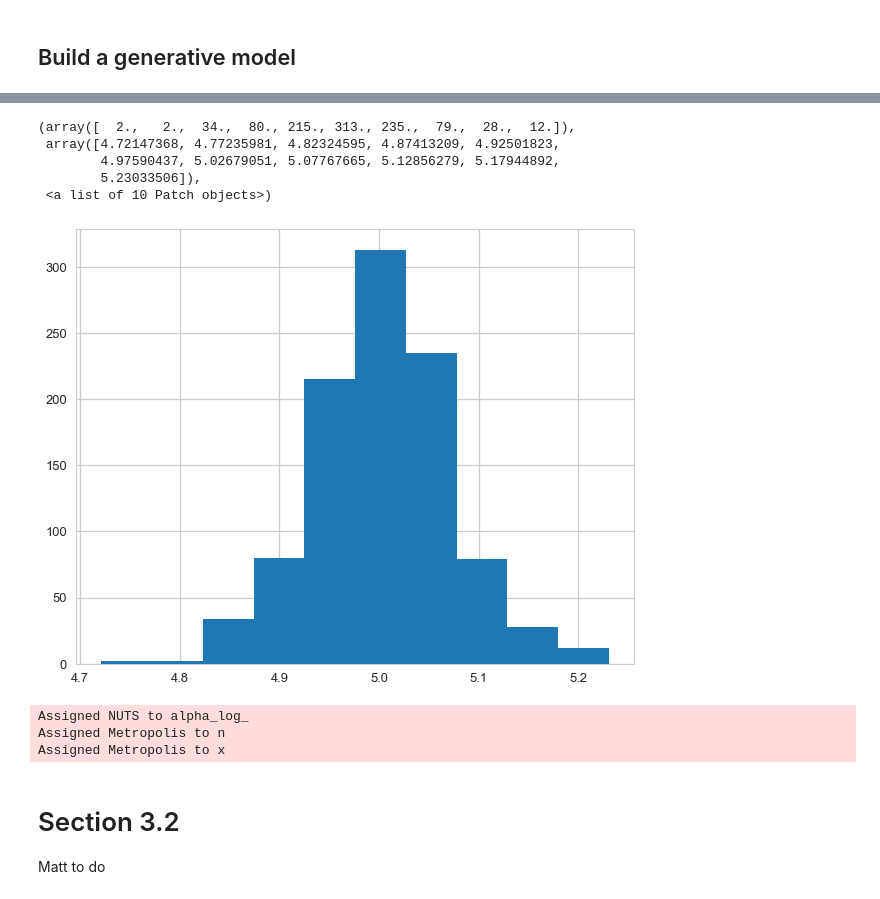
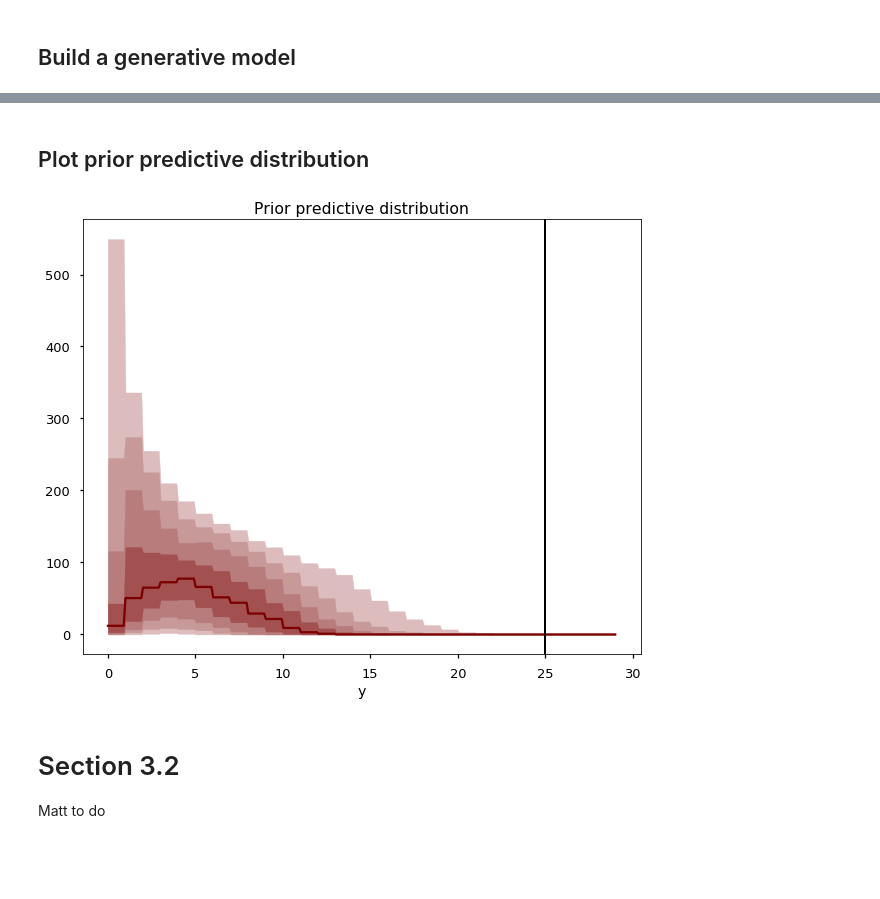
Before and after one commit to lstmemery/principled-bayesian-workflow-pymc3, a Jupyter notebook: PyMC3 Example.ipynb, the cells around one changed output, grey strips where cells are left out. Saved outputs shown, nothing was run; the diff lists cells and outputs as text; code cells hidden in the pictures; blank space fills up the shorter version.

```diff
--- a/PyMC3 Example.ipynb
+++ b/PyMC3 Example.ipynb
@@ -50,12 +55,13 @@ plt.fill_between(lbda99,0.,y2=stats.norm(loc=0,scale=6.44787).pdf(lbda99),color=
 # %%
-#NOT WORKING
-generative_model = pm.Model()
+#WORKING
+
+model = pm.Model()
 N = 1000
-R = 1000
-with generative_model:
+R = 500
+with model:
     lbda = pm.HalfNormal("lbda",sd=6.44787)
 
-    y = pm.Poisson("y",mu=lbda,observed=None,shape=(1,N))
+    y = pm.Poisson("y",mu=lbda,shape=(N,),observed=None)
 # %%
 with generative_model:
-    trace = pm.sample(R,init='map')#,step=pm.Metropolis(),init='map')
+    trace = pm.sample_prior_predictive(samples=R)
@@ -69,3 +68,3 @@ trace['y'].shape
 # %%
-simu_lbdas = np.squeeze(trace['lbda'])
-simu_ys = np.squeeze(trace['y'])
+simu_lbdas = trace['lbda']
+simu_ys = trace['y']
@@ -91,22 +71,24 @@ plt.hist(trace['y'].flatten())
-# %%
-plt.hist(trace['lbda'].flatten())
-# %% [output]
-(array([  2.,   2.,  34.,  80., 215., 313., 235.,  79.,  28.,  12.]),
- array([4.72147368, 4.77235981, 4.82324595, 4.87413209, 4.92501823,
-        4.97590437, 5.02679051, 5.07767665, 5.12856279, 5.17944892,
-        5.23033506]),
- <a list of 10 Patch objects>)
-[figure, removed]
-# %%
-#WORKING BUT WRONG MODEL
-generative_model = pm.Model()
-with generative_model:
-    lbda = pm.HalfNormal("lbda",sd=6.44787)
-    y = pm.Poisson("y",mu=lbda)
-# %% [output]
-Assigned NUTS to alpha_log_
-Assigned Metropolis to n
-Assigned Metropolis to x
+# %% [markdown]
+## Plot prior predictive distribution
+# %%
+x_max = 30
+bins = np.arange(0,x_max)
+bin_interp = np.linspace(0,x_max-1,num=(x_max-1)*10)
+hists = np.apply_along_axis(lambda a: np.histogram(a, bins=bins)[0], 1, simu_ys)
+
+prctiles = np.percentile(hists,np.linspace(10,90,num=9),axis=0)
+prctiles_interp = np.repeat(prctiles, 10,axis=1)
+# %%
+for i,color in enumerate([c_light,c_light_highlight,c_mid,c_mid_highlight]):
+    plt.fill_between(bin_interp,prctiles_interp[i,:],prctiles_interp[-1-i,:],alpha=1.0,color=color);
+
+
+plt.plot(bin_interp,prctiles_interp[4,:],color=c_dark_highlight);
+plt.axvline(x=25,ls='-',lw=2,color='k');
+plt.xlabel('y');
+plt.title('Prior predictive distribution');
+# %% [output]
+[figure, added]
 # %% [markdown]
 # Section 3.2
 
```
Also changed, not shown: parts of 7 cells of this notebook.
